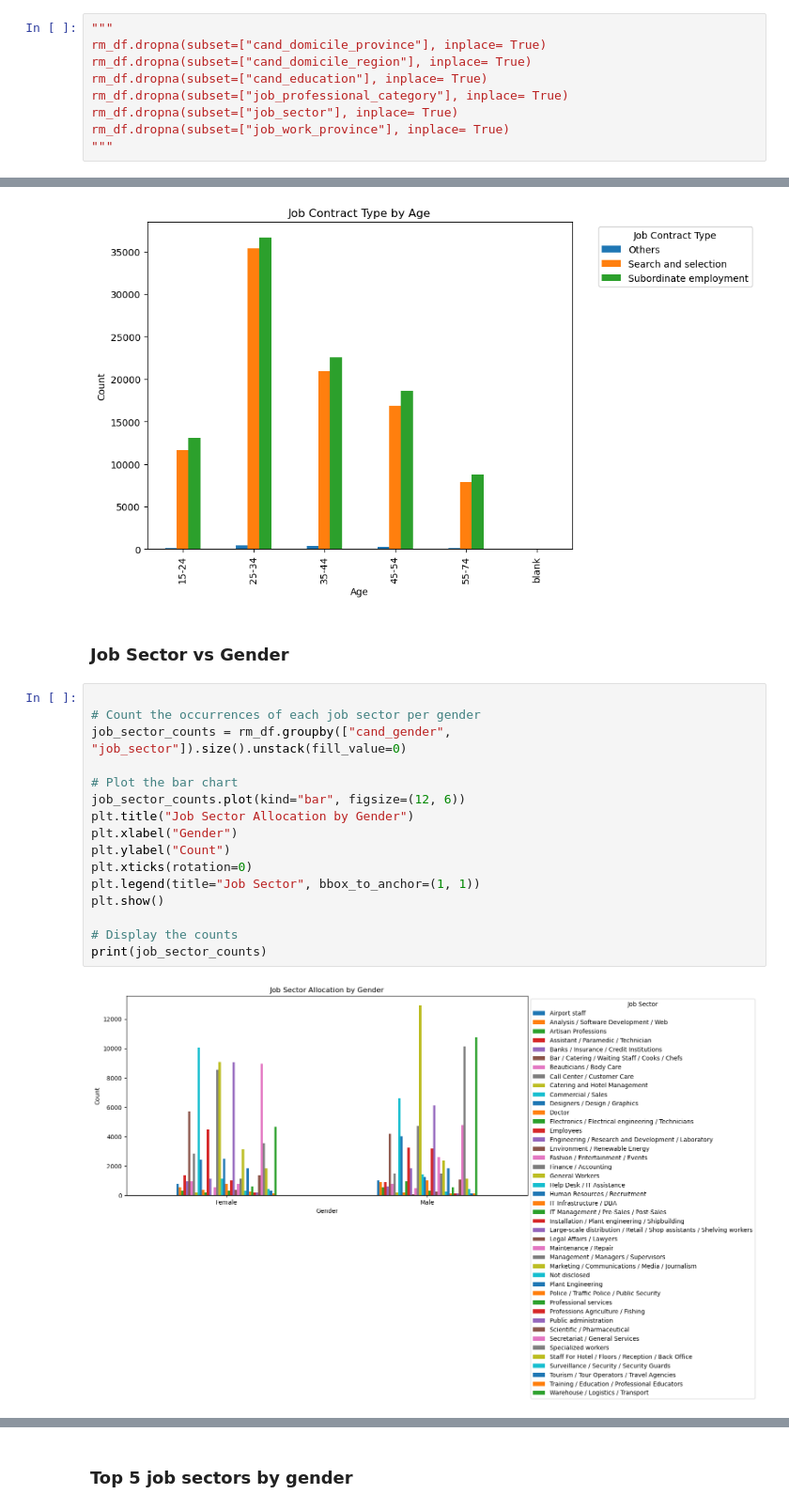
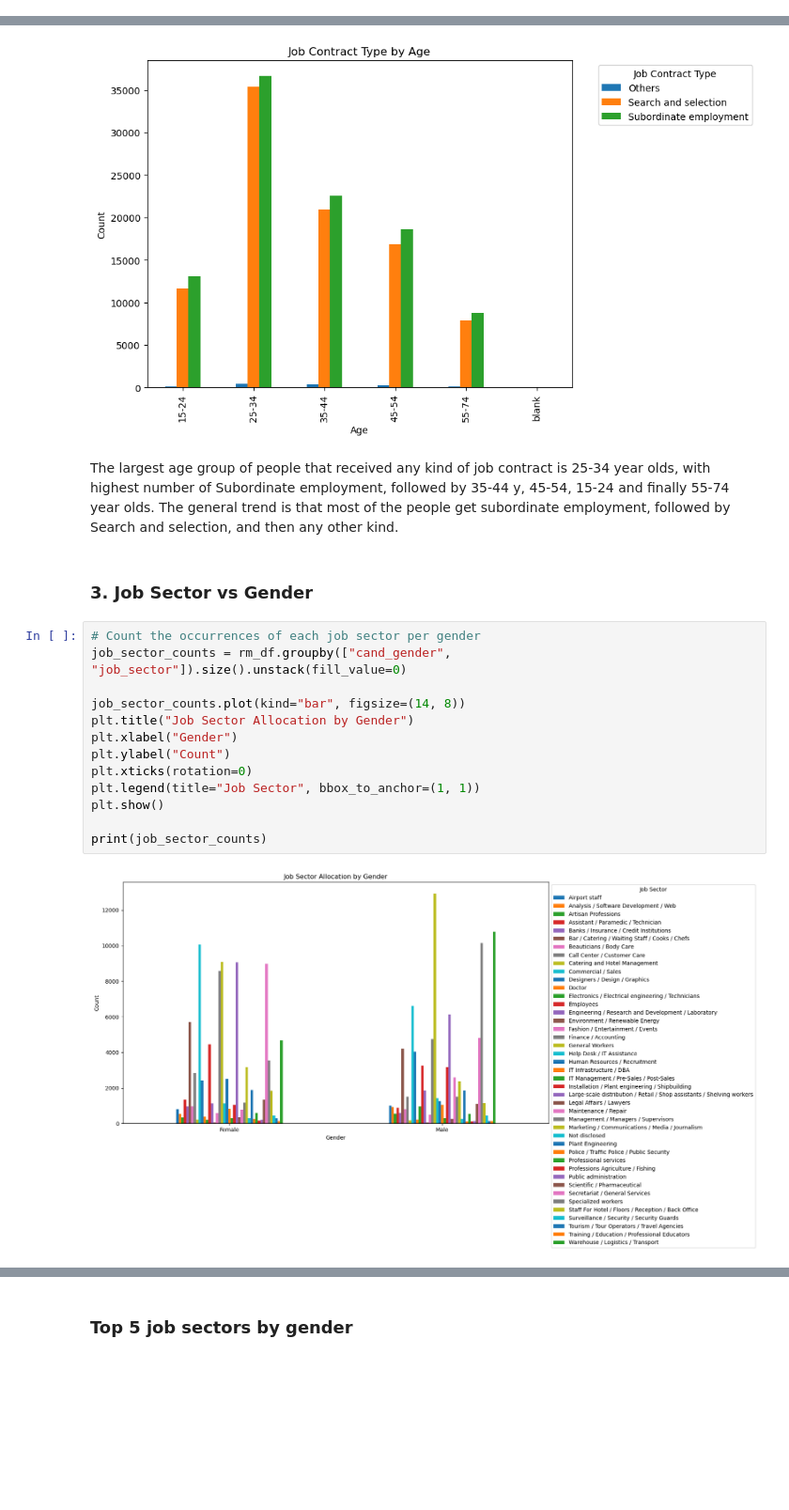
Before and after one commit to baicheto/AI_In_Industry, a Jupyter notebook: Reverse_Matching.ipynb, the cells around one changed output, grey strips where cells are left out. Shown at 94% size. Saved outputs shown, nothing was run; the diff lists cells and outputs as text; blank space fills up the shorter version.

```diff
--- a/Reverse_Matching.ipynb
+++ b/Reverse_Matching.ipynb
@@ -54,9 +61,0 @@ Drop rows with missing values
-# %%
-"""
-rm_df.dropna(subset=["cand_domicile_province"], inplace= True)
-rm_df.dropna(subset=["cand_domicile_region"], inplace= True)
-rm_df.dropna(subset=["cand_education"], inplace= True)
-rm_df.dropna(subset=["job_professional_category"], inplace= True)
-rm_df.dropna(subset=["job_sector"], inplace= True)
-rm_df.dropna(subset=["job_work_province"], inplace= True)
-"""
@@ -289,26 +519,25 @@ plt.tight_layout()
 plt.show()
 # %% [output]
 [figure]
+# %% [markdown]
+The largest age group of people that received any kind of job contract is 25-34 year olds, with highest number of Subordinate employment, followed by 35-44 y, 45-54, 15-24 and finally 55-74 year olds. The general trend is that most of the people get subordinate employment, followed by Search and selection, and then any other kind.
 # %% [markdown]
-### Job Sector vs Gender
+### 3. Job Sector vs Gender
 # %%
-
 # Count the occurrences of each job sector per gender
 job_sector_counts = rm_df.groupby(["cand_gender", "job_sector"]).size().unstack(fill_value=0)
 
-# Plot the bar chart
-job_sector_counts.plot(kind="bar", figsize=(12, 6))
+job_sector_counts.plot(kind="bar", figsize=(14, 8))
 plt.title("Job Sector Allocation by Gender")
 plt.xlabel("Gender")
 plt.ylabel("Count")
 plt.xticks(rotation=0)
 plt.legend(title="Job Sector", bbox_to_anchor=(1, 1))
 plt.show()
 
-# Display the counts
 print(job_sector_counts)
 # %% [output]
-[figure, old version]
+[figure, new version]
 job_sector   Airport staff  Analysis / Software Development / Web  \
 cand_gender
 Female                 793                                    527
```
Also changed, not shown: parts of 176 cells of this notebook.
